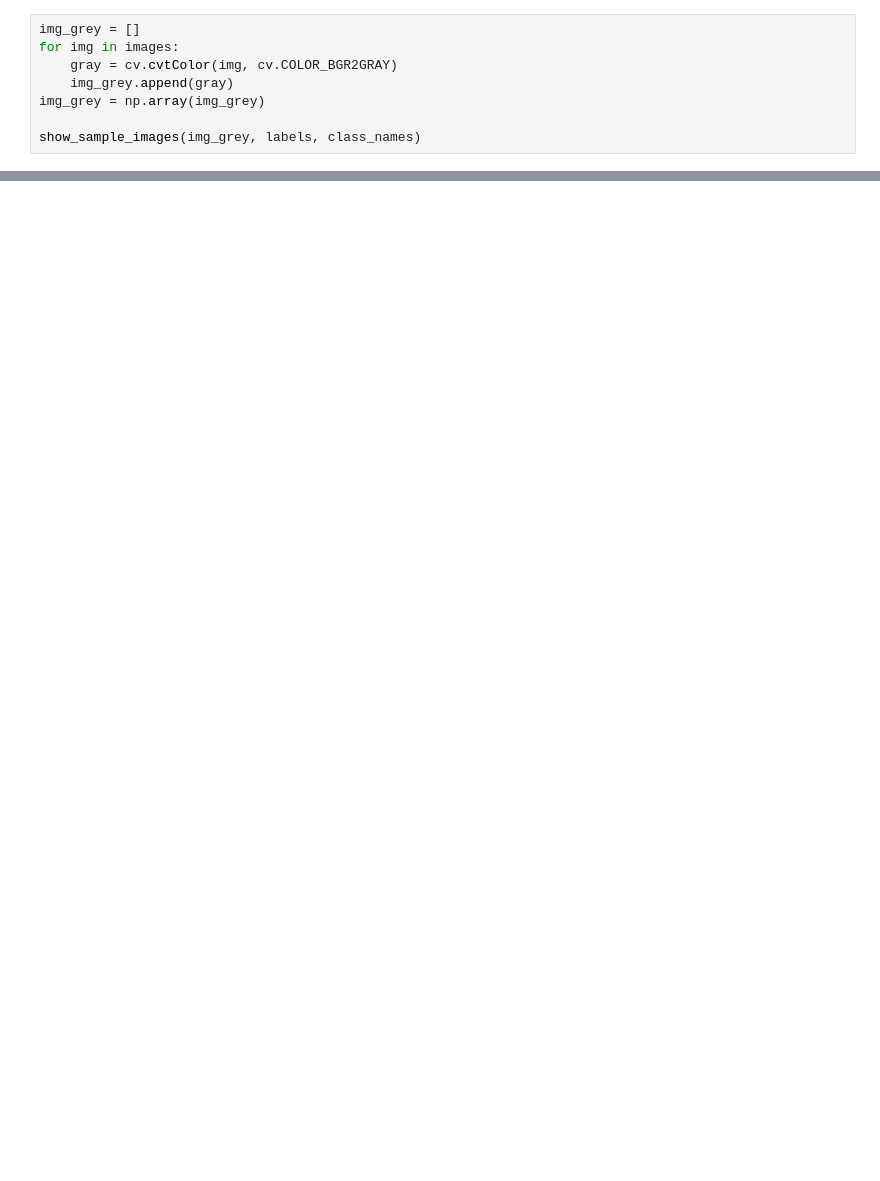
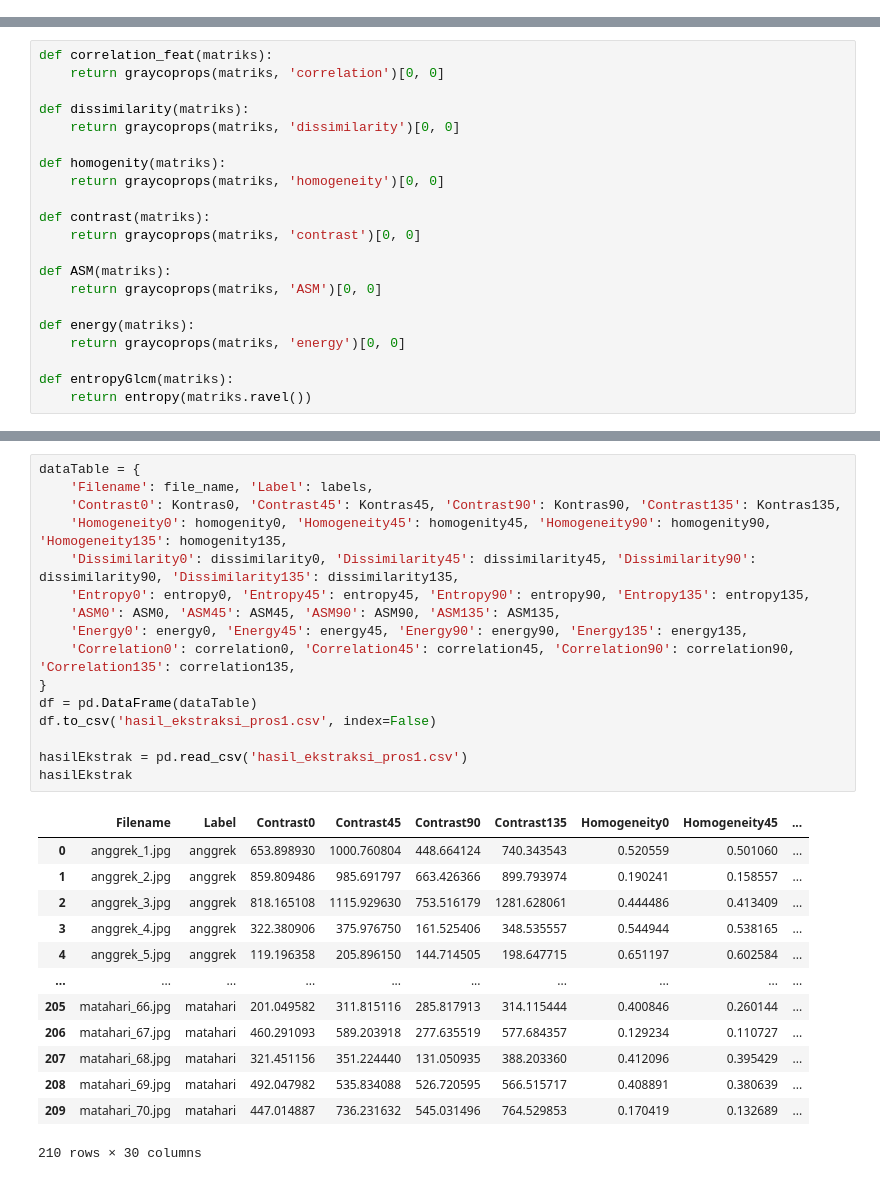
Before and after one commit to firda12345/PROJEK-PCD-18, a Jupyter notebook: proyek-indonesia-emas/Percobaan1.ipynb, the cells around one changed output, grey strips where cells are left out. Cells and saved outputs as stored; diff of their text form; blank space fills up the shorter version.

```diff
--- a/proyek-indonesia-emas/Percobaan1.ipynb
+++ b/proyek-indonesia-emas/Percobaan1.ipynb
@@ -109,8 +0,0 @@ show_sample_images(images, labels, class_names)
-# %%
-img_grey = []
-for img in images:
-    gray = cv.cvtColor(img, cv.COLOR_BGR2GRAY)
-    img_grey.append(gray)
-img_grey = np.array(img_grey)
-
-show_sample_images(img_grey, labels, class_names)
@@ -750,0 +104,21 @@ TABEL PERBANDINGAN MODEL
+# %%
+def correlation_feat(matriks):
+    return graycoprops(matriks, 'correlation')[0, 0]
+
+def dissimilarity(matriks):
+    return graycoprops(matriks, 'dissimilarity')[0, 0]
+
+def homogenity(matriks):
+    return graycoprops(matriks, 'homogeneity')[0, 0]
+
+def contrast(matriks):
+    return graycoprops(matriks, 'contrast')[0, 0]
+
+def ASM(matriks):
+    return graycoprops(matriks, 'ASM')[0, 0]
+
+def energy(matriks):
+    return graycoprops(matriks, 'energy')[0, 0]
+
+def entropyGlcm(matriks):
+    return entropy(matriks.ravel())
@@ -750,0 +188,30 @@ TABEL PERBANDINGAN MODEL
+# %%
+dataTable = {
+    'Filename': file_name, 'Label': labels,
+    'Contrast0': Kontras0, 'Contrast45': Kontras45, 'Contrast90': Kontras90, 'Contrast135': Kontras135,
+    'Homogeneity0': homogenity0, 'Homogeneity45': homogenity45, 'Homogeneity90': homogenity90, 'Homogeneity135': homogenity135,
+    'Dissimilarity0': dissimilarity0, 'Dissimilarity45': dissimilarity45, 'Dissimilarity90': dissimilarity90, 'Dissimilarity135': dissimilarity135,
+    'Entropy0': entropy0, 'Entropy45': entropy45, 'Entropy90': entropy90, 'Entropy135': entropy135,
+    'ASM0': ASM0, 'ASM45': ASM45, 'ASM90': ASM90, 'ASM135': ASM135,
+    'Energy0': energy0, 'Energy45': energy45, 'Energy90': energy90, 'Energy135': energy135,
+    'Correlation0': correlation0, 'Correlation45': correlation45, 'Correlation90': correlation90, 'Correlation135': correlation135,
+}
+df = pd.DataFrame(dataTable)
+df.to_csv('hasil_ekstraksi_pros1.csv', index=False)
+
+hasilEkstrak = pd.read_csv('hasil_ekstraksi_pros1.csv')
+hasilEkstrak
+# %% [output]
+|  | Filename | Label | Contrast0 | Contrast45 | Contrast90 | Contrast135 | Homogeneity0 | Homogeneity45 | ... |
+| 0 | anggrek_1.jpg | anggrek | 653.898930 | 1000.760804 | 448.664124 | 740.343543 | 0.520559 | 0.501060 | ... |
+| 1 | anggrek_2.jpg | anggrek | 859.809486 | 985.691797 | 663.426366 | 899.793974 | 0.190241 | 0.158557 | ... |
+| 2 | anggrek_3.jpg | anggrek | 818.165108 | 1115.929630 | 753.516179 | 1281.628061 | 0.444486 | 0.413409 | ... |
+| 3 | anggrek_4.jpg | anggrek | 322.380906 | 375.976750 | 161.525406 | 348.535557 | 0.544944 | 0.538165 | ... |
+| 4 | anggrek_5.jpg | anggrek | 119.196358 | 205.896150 | 144.714505 | 198.647715 | 0.651197 | 0.602584 | ... |
+| ... | ... | ... | ... | ... | ... | ... | ... | ... | ... |
+| 205 | matahari_66.jpg | matahari | 201.049582 | 311.815116 | 285.817913 | 314.115444 | 0.400846 | 0.260144 | ... |
+| 206 | matahari_67.jpg | matahari | 460.291093 | 589.203918 | 277.635519 | 577.684357 | 0.129234 | 0.110727 | ... |
+| 207 | matahari_68.jpg | matahari | 321.451156 | 351.224440 | 131.050935 | 388.203360 | 0.412096 | 0.395429 | ... |
+| 208 | matahari_69.jpg | matahari | 492.047982 | 535.834088 | 526.720595 | 566.515717 | 0.408891 | 0.380639 | ... |
+| 209 | matahari_70.jpg | matahari | 447.014887 | 736.231632 | 545.031496 | 764.529853 | 0.170419 | 0.132689 | ... |
+210 rows × 30 columns
```
Also changed, not shown: parts of 81 cells of this notebook, 2 other files.
